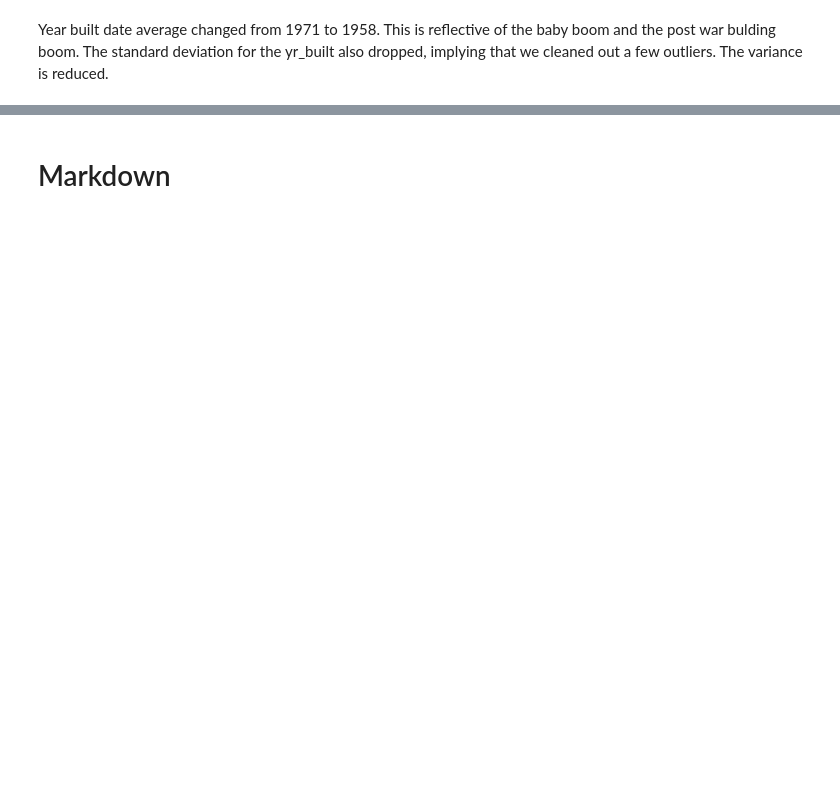
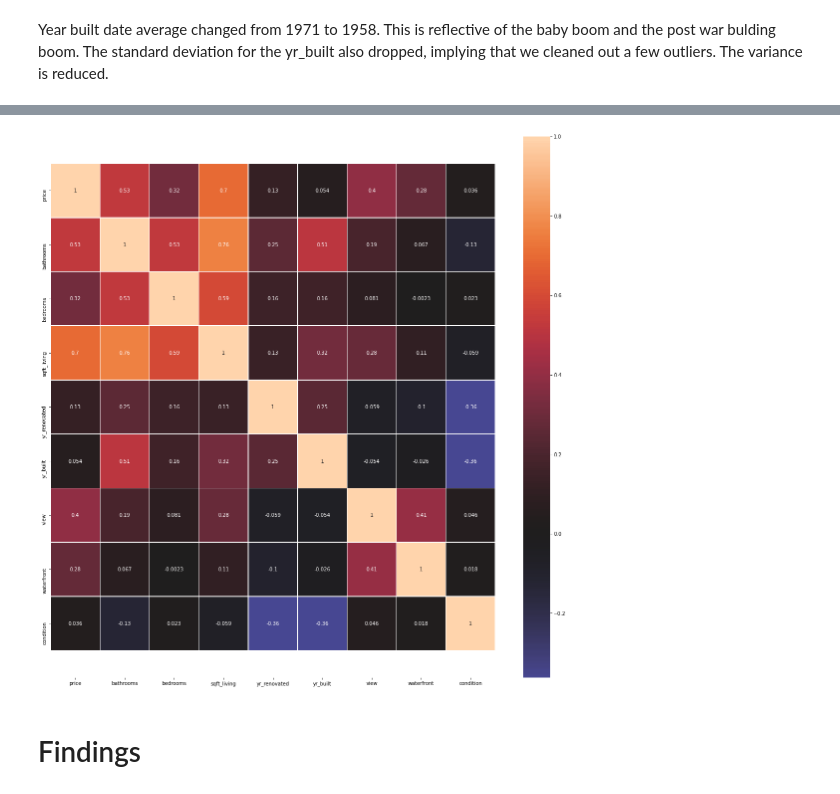
Before and after one commit to mattblasa/King-County-House-Prediction-2021, a Jupyter notebook: KC_EDA.ipynb, the cells around one changed output, grey strips where cells are left out. Cells and saved outputs as stored; diff of their text form; code cells hidden in the pictures; blank space fills up the shorter version.

```diff
--- a/KC_EDA.ipynb
+++ b/KC_EDA.ipynb
@@ -370,2 +463,11 @@ array([  nan, 1968., 1966., 1957., 1915., 1982., 1905., 1928., 1977.,
+# %%
+df_heatmap = df_plot3
+plt.figure(figsize=(20, 20))
+ax = sns.heatmap(df_heatmap.corr(), center=0, linewidths=.5, annot=True)
+bottom, top = ax.get_ylim()
+ax.set_ylim(bottom + 0.5, top - 0.5)
+plt.show()
+# %% [output]
+[figure, added]
 # %% [markdown]
-# Markdown
+# Findings
```
Also changed, not shown: parts of 40 cells of this notebook, 1 other file.
